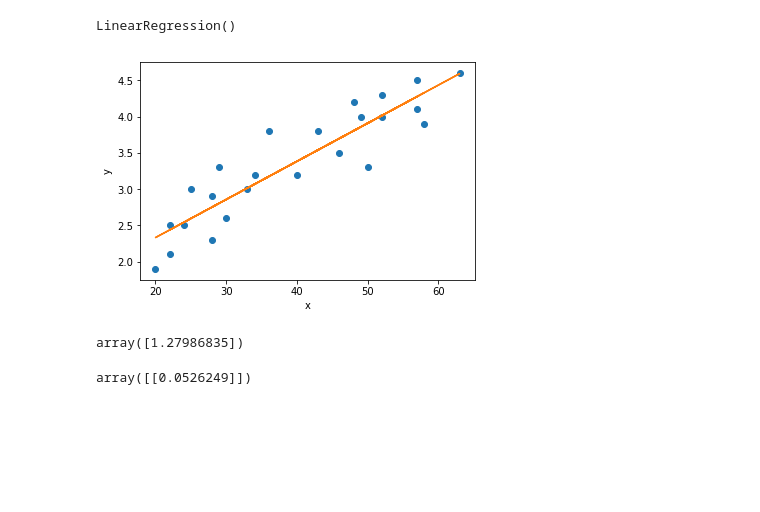
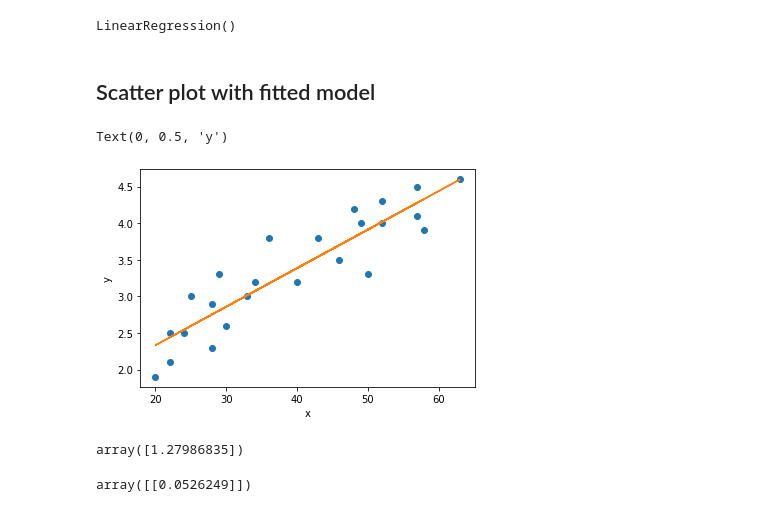
Before and after one commit to lbitsiko/cholesterol-model, a Jupyter notebook: cholesterol regression model.ipynb, the cells around one changed output. Cells and saved outputs as stored; diff of their text form; code cells hidden in the pictures; blank space fills up the shorter version.

Commit message:
text in markdown added, model summary, confidence intervals, predictions

```diff
--- a/cholesterol regression model.ipynb
+++ b/cholesterol regression model.ipynb
@@ -38,3 +66,3 @@ from sklearn.linear_model import LinearRegression
 # %%
-model = LinearRegression()
+model_sklearn = LinearRegression()
 # %%
@@ -42,5 +70,5 @@ X = df.x.values.reshape(-1, 1)  # values converts it into a numpy array
 Y = df.y.values.reshape(-1, 1)
 # %%
-model.fit(X, Y)
+model_sklearn.fit(X, Y)
 # %% [output]
 LinearRegression()
@@ -48,0 +75,2 @@ import matplotlib.pyplot as plt
+# %% [markdown]
+## Scatter plot with fitted model
@@ -49,13 +79,13 @@ import matplotlib.pyplot as plt
 # %%
 plt.scatter(X, Y)
-plt.plot(X, model.predict(X) , 'tab:orange')
+plt.plot(X, model_sklearn.predict(X) , 'tab:orange')
 plt.xlabel('x')
 plt.ylabel('y')
-plt.show()
 # %% [output]
+Text(0, 0.5, 'y')
-[figure, old version]
+[figure, new version]
-# %%
-model.intercept_
-# %% [output]
-array([1.27986835])
+# %%
+model_sklearn.intercept_
+# %% [output]
+array([1.27986835])
 # %%
```
Also changed, not shown: parts of 54 cells of this notebook.
